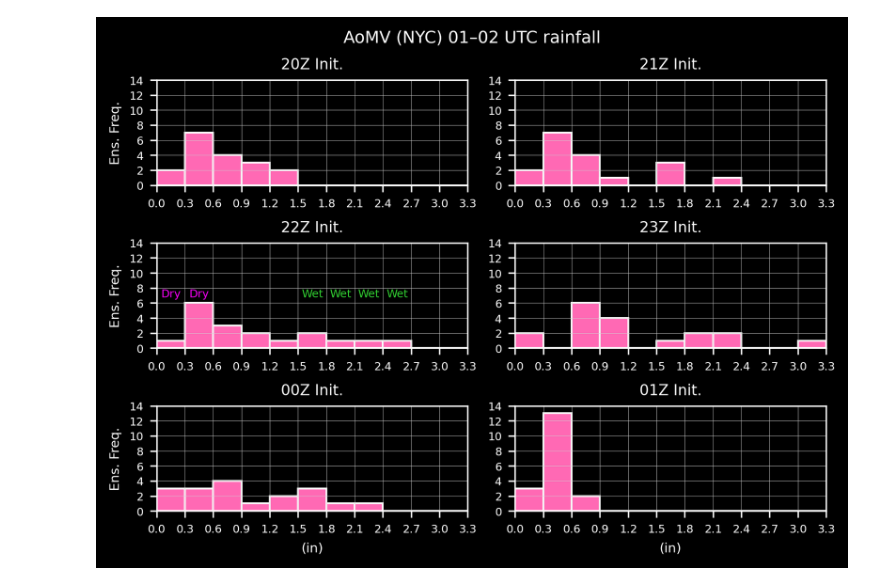
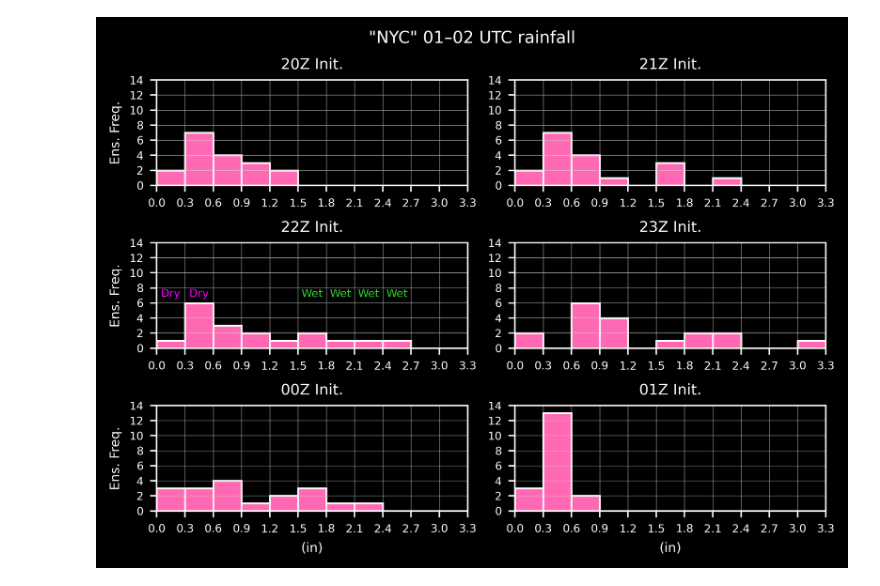
Before and after one commit to tyfolino/ida-precip, a Jupyter notebook: new-wofs/updated-histograms.ipynb, the cells around one changed output. Drawn from its saved outputs; the diff is of its cells as text; code cells hidden in the pictures.

Commit message:
Finalized plots for Albany presentations

```diff
--- a/new-wofs/updated-histograms.ipynb
+++ b/new-wofs/updated-histograms.ipynb
@@ -203,7 +204,7 @@ fig, axes = plt.subplots(
     ncols=2,
     sharex=True,
     sharey=True,
-    dpi=300,
+    dpi=500,
     figsize=(5.5, 4),
     layout="constrained",
 )
@@ -256,32 +257,32 @@ for i, ax in enumerate(axes.flatten()):
                 fontsize=6
             )
 
     ax.xaxis.set_tick_params(which="both", labelbottom=True)
     ax.tick_params(axis="both", labelsize=6)
     ax.set_xticks(bins)
     ax.set_yticks(range(0, 15, 2))
     ax.yaxis.set_tick_params(which="both", labelleft=True)
     ax.grid(color="lightgray", linewidth=0.2)
     ax.set_title(titles[i], fontsize=8)
     ax.set_xlabel("")
 
     # # Set the x-axis formatter to round to two decimal points
     # ax.xaxis.set_major_formatter(FuncFormatter(two_decimal_formatter))
 
     if i % 2 == 0:
         ax.set_ylabel("Ens. Freq.", fontsize=7)
 
 # Set the x-axis labels for the bottom row of plots
 axes[2, 1].set_xlabel("(in)", fontsize=7)
 axes[2, 0].set_xlabel("(in)", fontsize=7)
 
 # Set the x-axis limit
 plt.xlim(bins.min(), bins.max())
 
 # Set the overall title of the figure
-plt.suptitle("AoMV (NYC) 01–02 UTC rainfall", fontsize=9)
+plt.suptitle("\"NYC\" 01–02 UTC rainfall", fontsize=9)
 
 # Show the plot
 plt.show()
 # %% [output]
-[figure, old version]
+[figure, new version]
```
Also changed, not shown: parts of 10 cells of this notebook, 2 other files.
